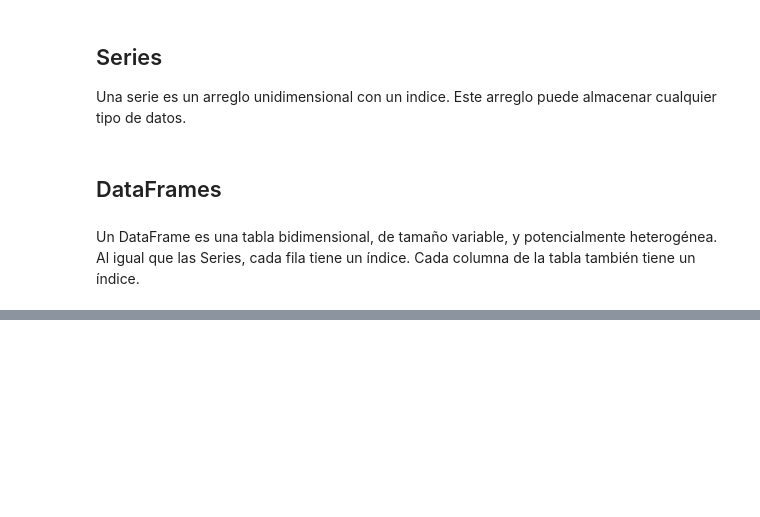
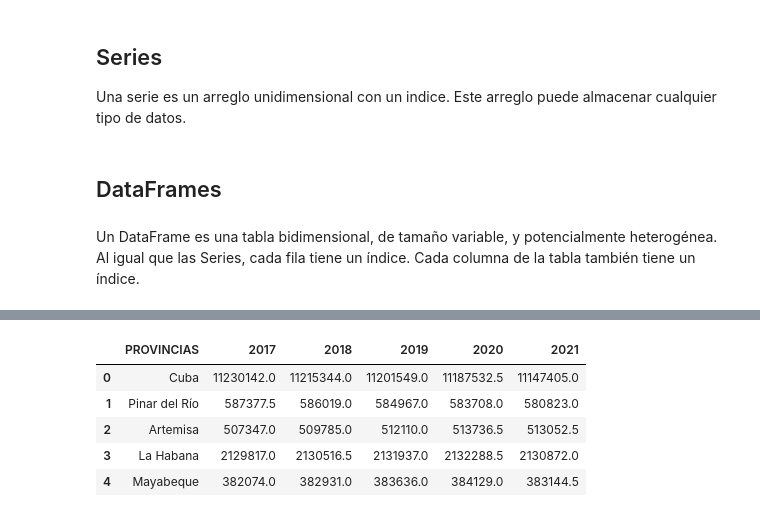
Before and after one commit to herrmilt/MLPython2023Lectures, a Jupyter notebook: lecture06_pandas/pandas_intro.ipynb, the cells around one changed output, grey strips where cells are left out. Drawn from its saved outputs; the diff is of its cells as text; code cells hidden in the pictures; blank space fills up the shorter version.

```diff
--- a/lecture06_pandas/pandas_intro.ipynb
+++ b/lecture06_pandas/pandas_intro.ipynb
@@ -338,0 +86,10 @@ plt.show()
+# %%
+df = pd.read_excel('data/onei_data.xls', sheet_name='poblacion por provincia')
+df.head(5)
+# %% [output]
+|  | PROVINCIAS | 2017 | 2018 | 2019 | 2020 | 2021 |
+| 0 | Cuba | 11230142.0 | 11215344.0 | 11201549.0 | 11187532.5 | 11147405.0 |
+| 1 | Pinar del Río | 587377.5 | 586019.0 | 584967.0 | 583708.0 | 580823.0 |
+| 2 | Artemisa | 507347.0 | 509785.0 | 512110.0 | 513736.5 | 513052.5 |
+| 3 | La Habana | 2129817.0 | 2130516.5 | 2131937.0 | 2132288.5 | 2130872.0 |
+| 4 | Mayabeque | 382074.0 | 382931.0 | 383636.0 | 384129.0 | 383144.5 |
```
Also changed, not shown: parts of 111 cells of this notebook, 4 other files.
